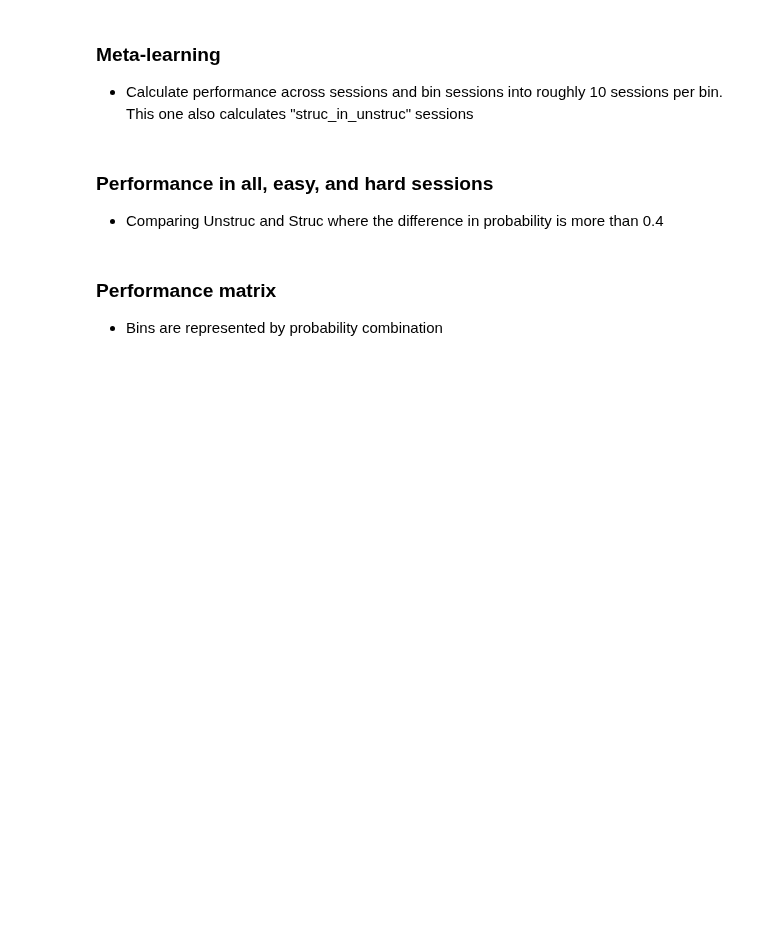
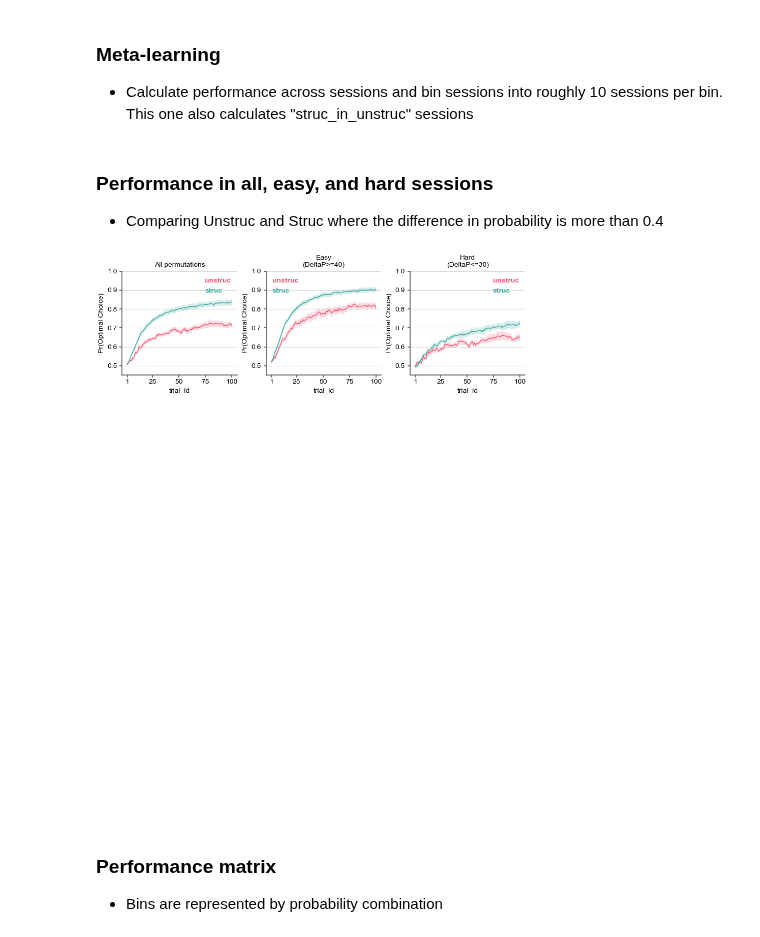
Before and after one commit to bapungiri/py_adlab_bg, a Jupyter notebook: mab_choice_performance1.ipynb, the cells around one changed output. Saved outputs shown, nothing was run; the diff lists cells and outputs as text; code cells hidden in the pictures; blank space fills up the shorter version.

Commit message:
new cells and som subjects data related

```diff
--- a/mab_choice_performance1.ipynb
+++ b/mab_choice_performance1.ipynb
@@ -62,7 +62,9 @@ import numpy as np
 import pandas as pd
 import mab_subjects
 
-exps = mab_subjects.unstruc.allsess + mab_subjects.struc.allsess
+exps = (
+    mab_subjects.unstruc.all_good_intact_sess + mab_subjects.struc.all_good_intact_sess
+)
 trial_filter = dict(min_trials=100, clip_max=100)
 
 perf_df = []
@@ -85,9 +87,7 @@ for i, exp in enumerate(exps):
             perf=perf,
             perf_easy=perf_easy,
             perf_hard=perf_hard,
-            name=exp.sub_name,
-            grp="struc" if task.is_structured else "unstruc",
-            first_experience=True if "Exp1" in exp.sub_name else False,
+            **exp.common_kwargs,
         )
     )
     perf_df.append(df)
@@ -100,45 +100,44 @@ import seaborn as sns
 from neuropy import plotting
 import mab_subjects
 import numpy as np
-from mab_colors import colors_2arm
+from mab_colors import Palette2Arm
 from statplotannot.plots import SeabornPlotter, fix_legend
 
+df = mab_subjects.GroupData().perf_difficulty_level.latest
+palette = Palette2Arm().as_dict()
+
 fig = plotting.Fig(5, 3, num=1, fontsize=10)
-
-grpdata = mab_subjects.GroupData()
-df = grpdata.perf_difficulty_level
-df = df[df["first_experience"] == True]
-
-# ax = fig.subplot(fig.gs[0])
 hue_order = ["unstruc", "struc"]
 linestyles = ["-", "--", ":"]
 titles = [
     "All permutations",
     "Easy\n(DeltaP>=40)",
     "Hard\n(DeltaP<=30)",
 ]
 
 for i, y in enumerate(["perf", "perf_easy", "perf_hard"]):
 
     ax = fig.subplot(fig.gs[i])
-    plot_kw = dict(data=df, x="trial_id", y=y, hue="grp", hue_order=hue_order, ax=ax)
+    plot_kw = dict(data=df, x="trial_id", y=y, hue="group", hue_order=hue_order, ax=ax)
     sns.lineplot(
-        palette=colors_2arm(),
+        palette=palette,
         lw=1.1,
         # ls=linestyles[i],
         ls="-",
         err_kws=dict(edgecolor="none"),
         errorbar="se",
         **plot_kw,
     )
     ax.set_ylim(0.45, 1)
     fix_legend(ax, only_labels=True, fw="bold", fs=10)
     ax.grid(axis="y", zorder=-1, alpha=0.5)
     ax.set_ylabel("Pr(Optimal Choice)")
     ax.set_xticks([1, 25, 50, 75, 100])
     ax.set_title(titles[i])
 
 # ax.legend("")
+# %% [output]
+[figure, added]
 # %% [markdown]
 ### Performance matrix
 - Bins are represented by probability combination
```
Also changed, not shown: parts of 3 cells of this notebook, 4 other files.
